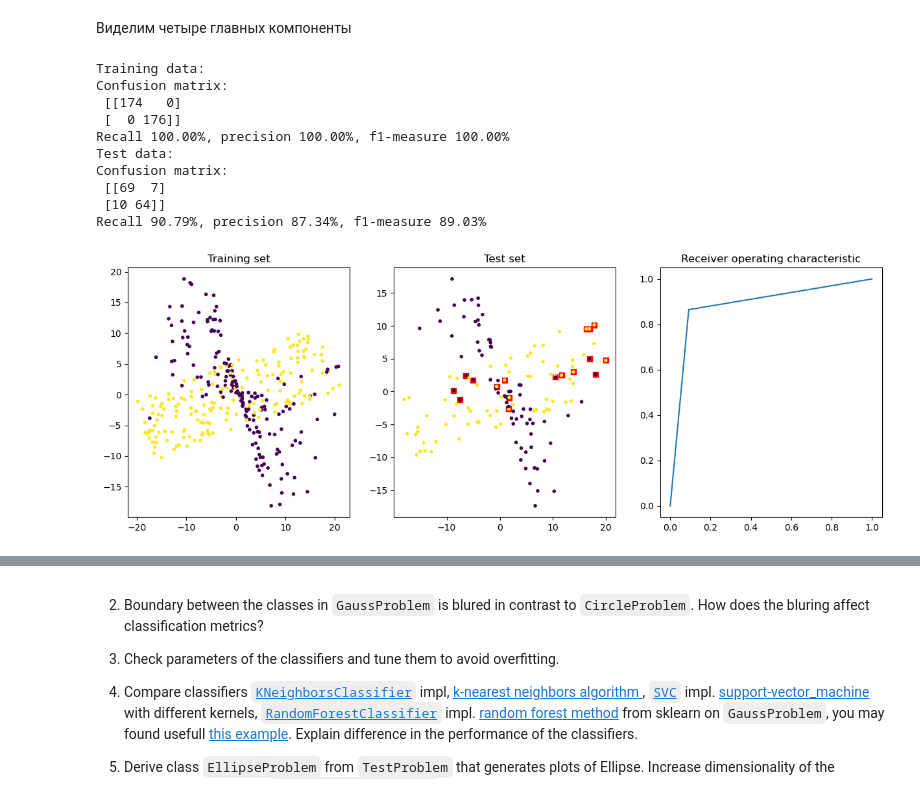
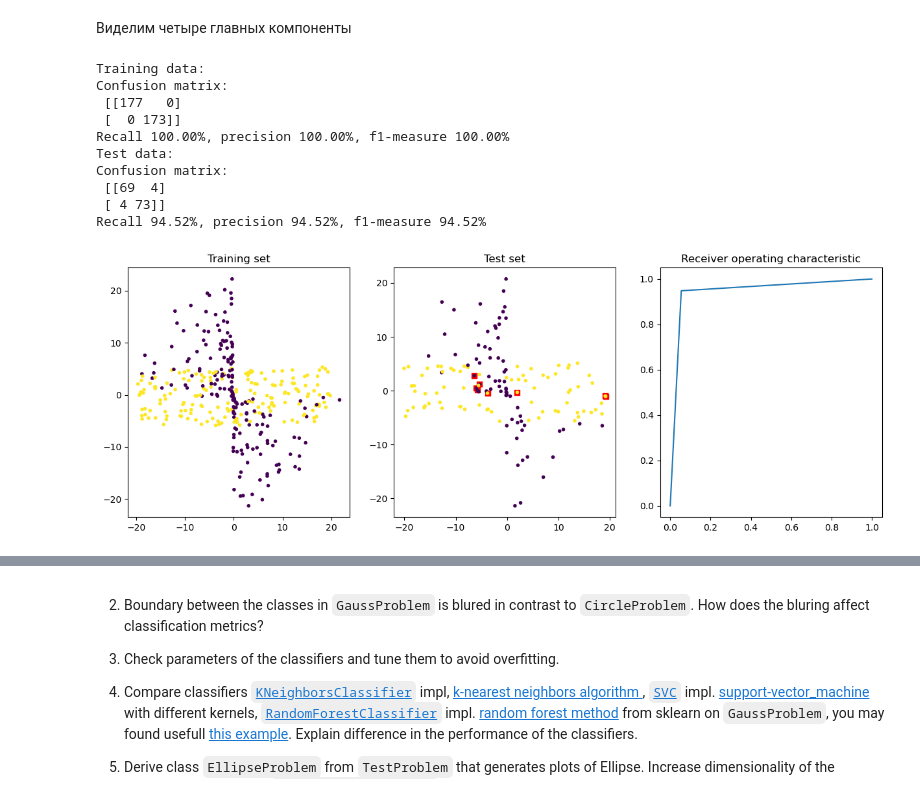
Before and after one commit to EHAT32/mlInPhysics, a Jupyter notebook: lab2.ipynb, the cells around one changed output, grey strips where cells are left out. Saved outputs shown, nothing was run; the diff lists cells and outputs as text; code cells hidden in the pictures.

Commit message:
rotated data

```diff
--- a/lab2.ipynb
+++ b/lab2.ipynb
@@ -444,11 +440,8 @@ class EllipseProblem(TestProblem):
         return x, y
 # %%
-problem = EllipseProblem(center=(0.5, 0.5), a = 0.4, b = 0.25, angle=np.pi/6)
+problem = EllipseProblem(dim_num=5)
 n = 1000
-feature_num = 2
-x, y = problem.sample(n, feature_num)
-visualize(x, y)
-print(y.shape)
+x, y = problem.sample(n)
 x_train = x[:int(n*0.7)]
 y_train = y[:int(n*0.7)]
 
@@ -548,2 +538,14 @@ plt.grid()
 # %% [markdown]
 Виделим четыре главных компоненты
+# %%
+def rotate_data(data, angle):
+    new_data = np.zeros_like(data)
+    matr = np.array([[np.cos(angle), -np.sin(angle), 0., 0.],
+                     [np.sin(angle),  np.cos(angle), 0., 0.],
+                     [0.,                        0., 1., 0.],
+                     [0.,                        0., 0., 1.]])
+    for i in range(data.shape[0]):
+        vec = data[i]
+        vec = np.dot(vec, matr)
+        new_data[i] = vec
+    return new_data
@@ -550,27 +554,31 @@ plt.grid()
 # %%
 pca = PCA(n_components=4)
 pca.fit(x_train)
 
 pca_train = pca.fit_transform(x_train)
 pca_test = pca.transform(x_test)
+angle = np.pi/9
+train_rot = rotate_data(pca_train, angle)
+test_rot = rotate_data(pca_test, angle)
+
 
 clf = RandomForestClassifier()
 
-benchmark_kmean(clf, pca_train, y_train, pca_test, y_test)
+benchmark_kmean(clf, train_rot, y_train, test_rot, y_test)
 
 ###повернуть оси можно, чтобы это помогло
 # %% [output]
 Training data:
 Confusion matrix:
- [[174   0]
- [  0 176]]
+ [[177   0]
+ [  0 173]]
 Recall 100.00%, precision 100.00%, f1-measure 100.00%
 Test data:
 Confusion matrix:
- [[69  7]
- [10 64]]
-Recall 90.79%, precision 87.34%, f1-measure 89.03%
+ [[69  4]
+ [ 4 73]]
+Recall 94.52%, precision 94.52%, f1-measure 94.52%
-[figure, old version]
+[figure, new version]
 # %%
 benchmark_kmean(clf, x_train, y_train, x_test, y_test)
 # %% [output]
```
Also changed, not shown: parts of 8 cells of this notebook.
